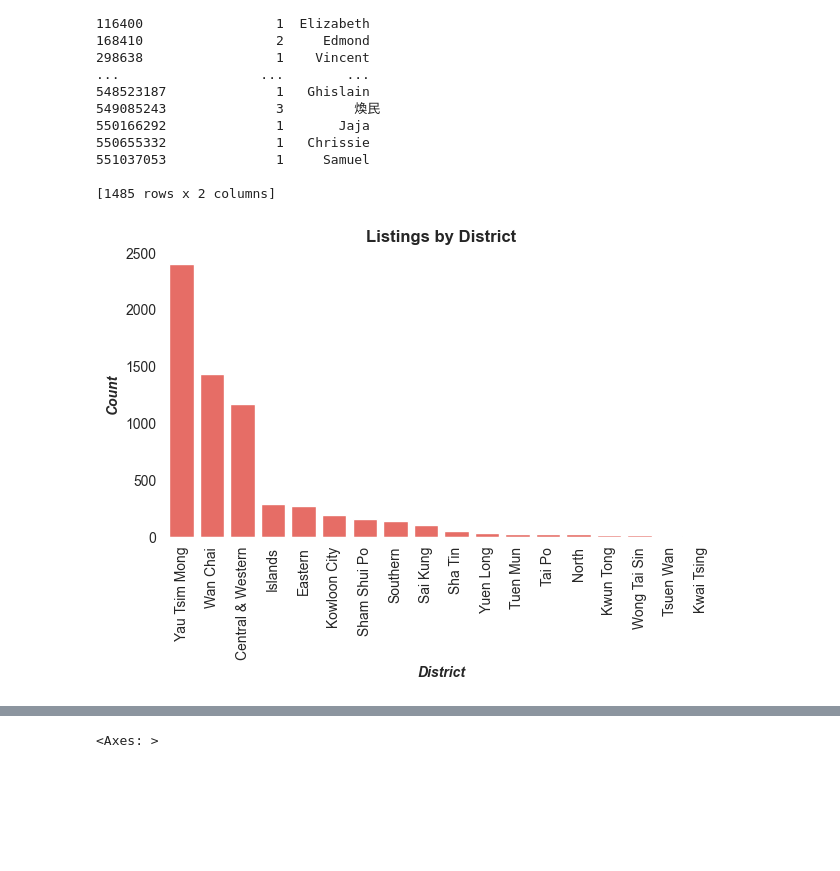
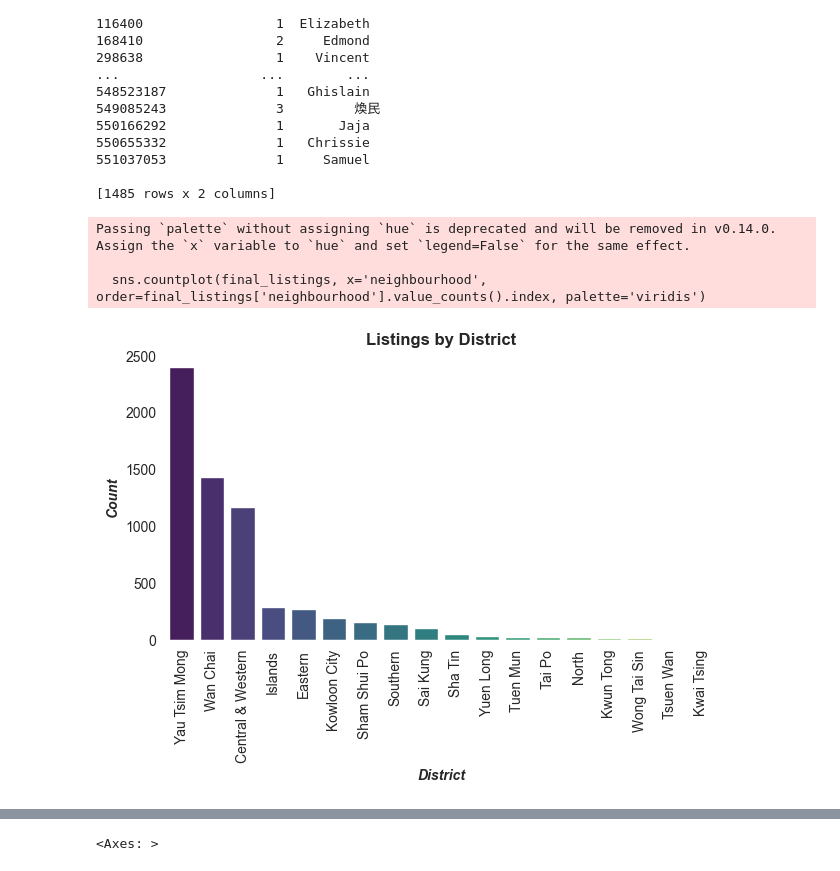
Before and after one commit to alelledo/Hong-Kong_project, a Jupyter notebook: Hong-Kong-project.ipynb, the cells around one changed output, grey strips where cells are left out. Saved outputs shown, nothing was run; the diff lists cells and outputs as text; code cells hidden in the pictures; blank space fills up the shorter version.

Commit message:
Images

```diff
--- a/Hong-Kong-project.ipynb
+++ b/Hong-Kong-project.ipynb
@@ -299,0 +299,4 @@ Text(0.415, -0.13, '*A/B Testing')
+# %%
+bins = [0, 1, 2, 3, 4, 5]
+labels = ['[1,3]', '[3,6]', '[6,9]','[9,12]','[>12]']
+listings['accomodate_range'] = pd.cut(listings['accommodates'], bins=bins, labels=labels, right=True)
@@ -493,7 +517,7 @@ listings = listings.dropna(subset=['price', 'has_availability',], how='all')
 # %%
 final_listings = listings[['host_id','host_name','price','host_acceptance_rate', 'host_response_rate', 'host_is_superhost', 'host_has_profile_pic',
                           'host_identity_verified', 'instant_bookable','host_total_listings_count', 'accommodates', 'bathrooms','beds',
-                          'review_scores_rating','room_type','neighbourhood','rating_range']]
+                          'review_scores_rating','room_type','neighbourhood','rating_range', 'accomodate_range']]
 # %%
 final_listings.isna().sum()
 # %% [output]
@@ -557,14 +604,18 @@ grouped = final_listings.groupby('host_id').agg({'host_name': 'first', 'host_tot
 grouped.drop(columns='host_id', inplace=True)
 # %%
 sns.set_style("dark", {"axes.facecolor": "none"})
-sns.countplot(final_listings, x='neighbourhood', order=final_listings['neighbourhood'].value_counts().index,color=sns.xkcd_rgb['coral'])
+sns.countplot(final_listings, x='neighbourhood', order=final_listings['neighbourhood'].value_counts().index, palette='viridis')
 plt.xticks(rotation=90)
 plt.xlabel('District', fontstyle='italic',fontweight='bold')
 plt.ylabel('Count', fontstyle='italic',fontweight='bold')
 plt.title('Listings by District', fontweight='bold')
 plt.tight_layout()
+plt.savefig('listings_by_district.png', bbox_inches='tight', dpi=300)
 # %% [output]
+Passing `palette` without assigning `hue` is deprecated and will be removed in v0.14.0. Assign the `x` variable to `hue` and set `legend=False` for the same effect.
+
+  sns.countplot(final_listings, x='neighbourhood', order=final_listings['neighbourhood'].value_counts().index, palette='viridis')
-[figure, old version]
+[figure, new version]
 # %%
 #average price per district
 mean_prices = final_listings.groupby('neighbourhood')['price'].mean().sort_values(ascending=False)
```
Also changed, not shown: parts of 11 cells of this notebook, 10 other files.
